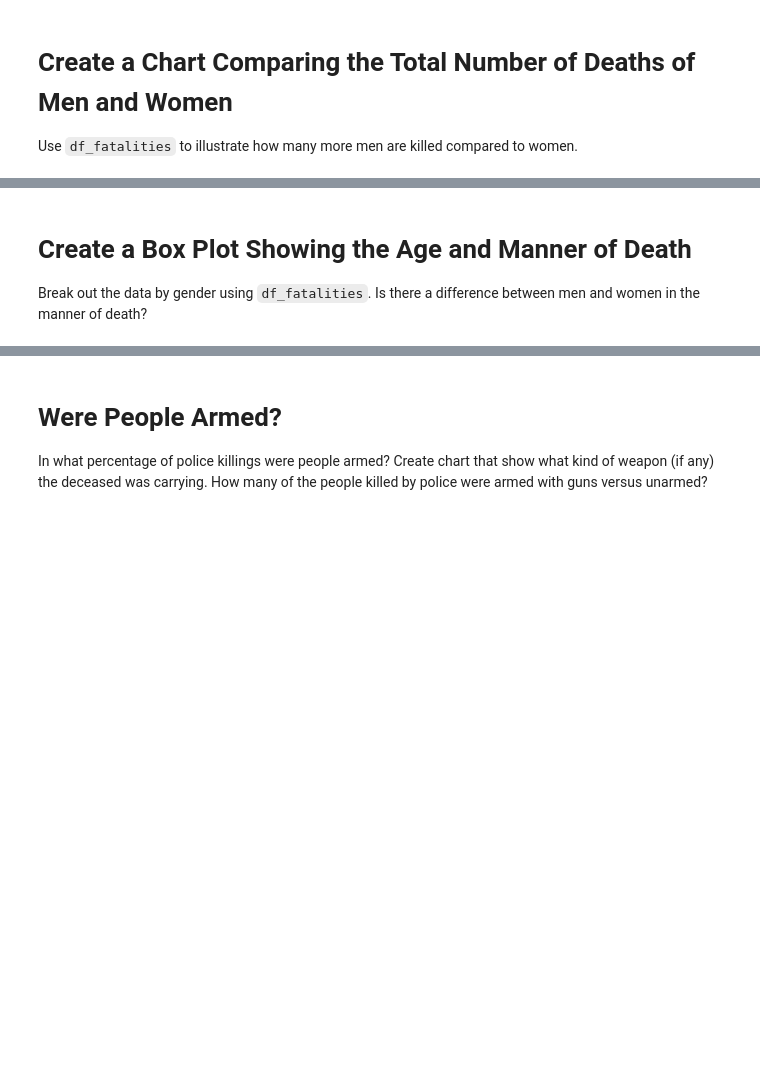
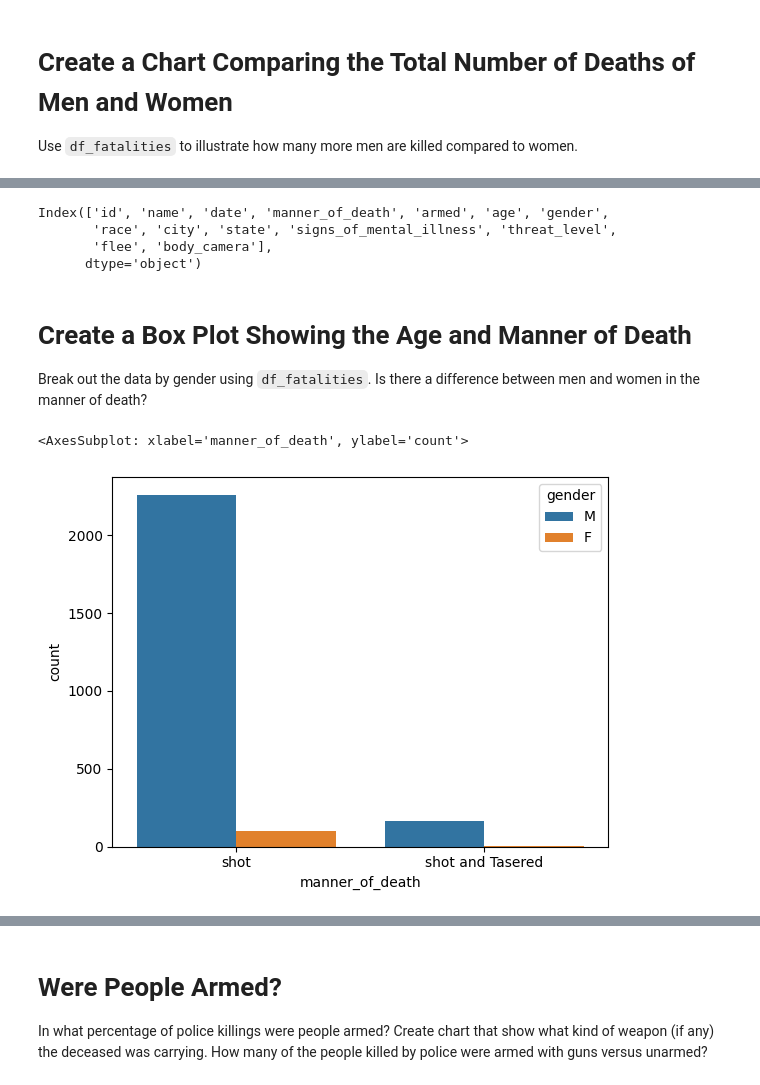
Before and after one commit to JustAnotherHeroRiding/day-99-Deaths-Involving-the-police-in-the-US, a Jupyter notebook: Fatal_Force_(start).ipynb, the cells around one changed output, grey strips where cells are left out. Drawn from its saved outputs; the diff is of its cells as text; code cells hidden in the pictures; blank space fills up the shorter version.

```diff
--- a/Fatal_Force_(start).ipynb
+++ b/Fatal_Force_(start).ipynb
@@ -369,4 +380,20 @@ Use `df_fatalities` to illustrate how many more men are killed compared to women
+# %%
+df_fatalities.columns
+# %% [output]
+Index(['id', 'name', 'date', 'manner_of_death', 'armed', 'age', 'gender',
+       'race', 'city', 'state', 'signs_of_mental_illness', 'threat_level',
+       'flee', 'body_camera'],
+      dtype='object')
 # %% [markdown]
 # Create a Box Plot Showing the Age and Manner of Death
 
 Break out the data by gender using `df_fatalities`. Is there a difference between men and women in the manner of death?
+# %%
+# boxplot wont work as it is not numerical
+# df_fatalities.groupby('gender').boxplot(column=['age','manner_of_death'])
+sns.countplot(x='manner_of_death', hue='gender', data=df_fatalities)
+
+#seems women are only getting shot but the sample size is too small to draw a conclusion for them
+# %% [output]
+<AxesSubplot: xlabel='manner_of_death', ylabel='count'>
+[figure, added]
```
Also changed, not shown: parts of 26 cells of this notebook, 1 other file.
